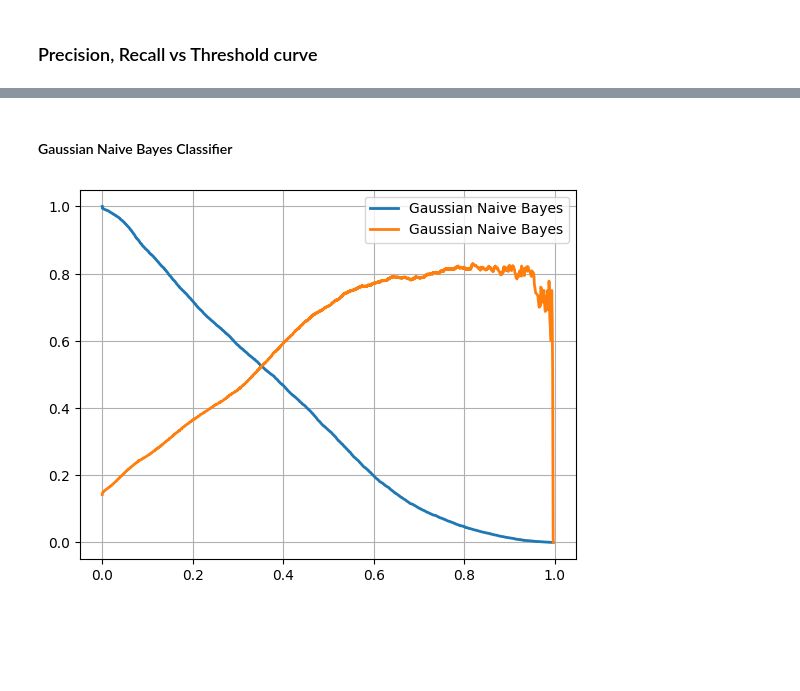
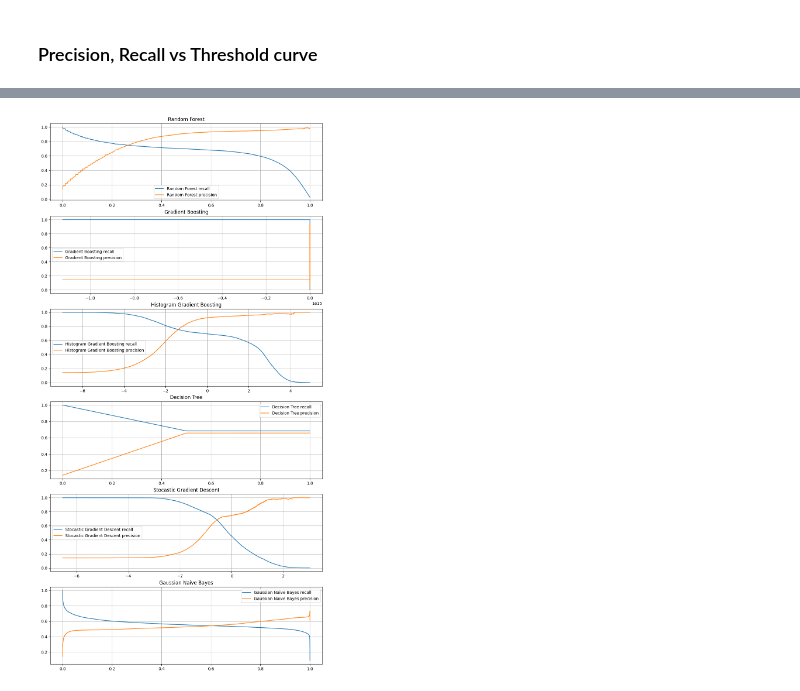
Before and after one commit to abhishekgopalan/Loan-Approval-Prediction-, a Jupyter notebook: notebook/loan-approval-prediction.ipynb, the cells around one changed output, grey strips where cells are left out. Saved outputs shown, nothing was run; the diff lists cells and outputs as text; code cells hidden in the pictures; blank space fills up the shorter version.

```diff
--- a/notebook/loan-approval-prediction.ipynb
+++ b/notebook/loan-approval-prediction.ipynb
@@ -478,10 +432,14 @@ plt.show()
-# %% [markdown]
-#### Gaussian Naive Bayes Classifier
-# %%
-plt.plot(thresholds_gnb, recall_gnb[:-1], '-', linewidth=2, label='Gaussian Naive Bayes')
-plt.plot(thresholds_gnb, precision_gnb[:-1], '-', linewidth=2,  label='Gaussian Naive Bayes')
-plt.grid()
-plt.legend()
-plt.show()
-# %% [output]
-[figure, removed]
+# %%
+len_classifiers = len(config.classifiers)
+fig, axs = plt.subplots(len_classifiers,figsize=(12, 24))
+for idx in range(0, len_classifiers):
+    clf = config.classifiers[idx]
+    axs[idx].plot(clf.clf_thresholds, clf.clf_recall[:-1],'-', label=f'{clf.name} recall')
+    axs[idx].plot(clf.clf_thresholds, clf.clf_precision[:-1],'-',label=f'{clf.name} precision')
+    axs[idx].set_title(clf.name)
+    axs[idx].grid()
+    axs[idx].legend()
+
+plt.show()
+# %% [output]
+[figure, added]
```
Also changed, not shown: parts of 130 cells of this notebook, 6 other files.
